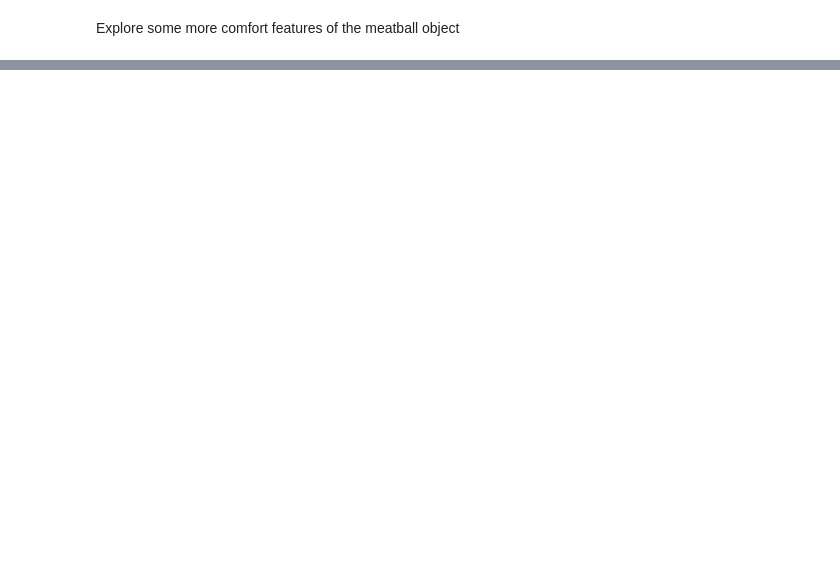
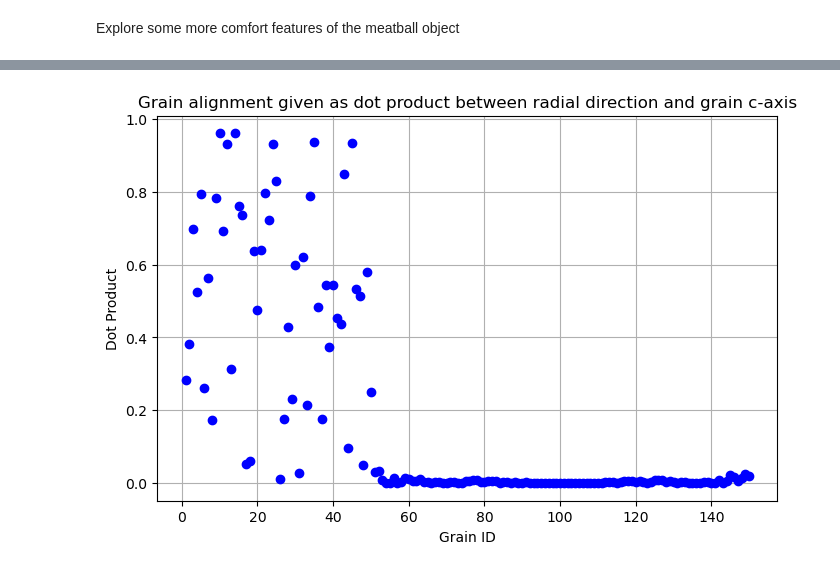
Before and after one commit to daubners/meatballs, a Jupyter notebook: 00-generation-of-NMC-agglomerate.ipynb, the cells around one changed output, grey strips where cells are left out. Saved outputs shown, nothing was run; the diff lists cells and outputs as text; code cells hidden in the pictures; blank space fills up the shorter version.

```diff
--- a/00-generation-of-NMC-agglomerate.ipynb
+++ b/00-generation-of-NMC-agglomerate.ipynb
@@ -76,0 +90,4 @@ array([[134.69234813, 152.87451764, 105.1558929 ],
+# %%
+mbs.plot_grain_alignment(agglomerate)
+# %% [output]
+[figure, added]
```
Also changed, not shown: parts of 23 cells of this notebook, 4 other files.
